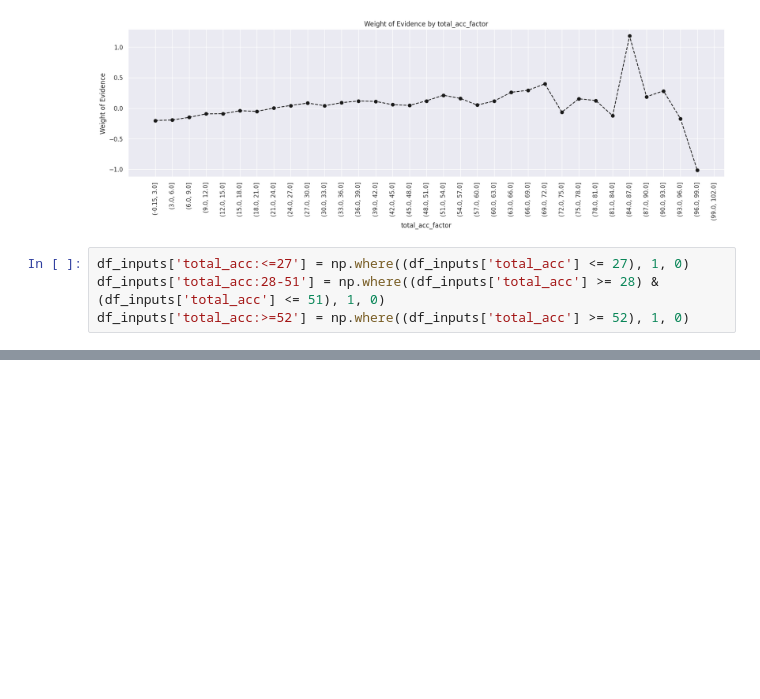
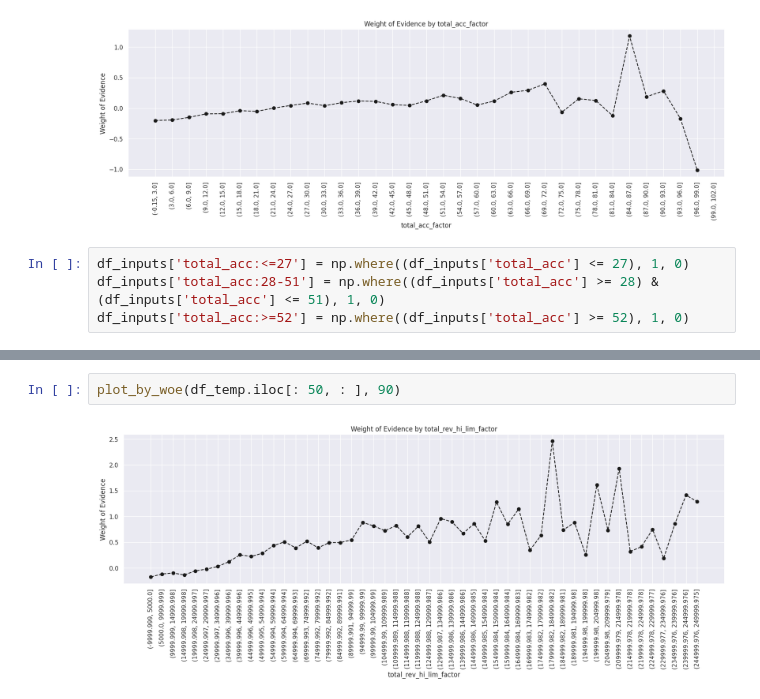
Before and after one commit to andre-cav/Credit-Risk-with-Python, a Jupyter notebook: Credit_Risk_ModellingData.ipynb, the cells around one changed output, grey strips where cells are left out. Saved outputs shown, nothing was run; the diff lists cells and outputs as text; blank space fills up the shorter version.

```diff
--- a/Credit_Risk_ModellingData.ipynb
+++ b/Credit_Risk_ModellingData.ipynb
@@ -1318,0 +1392,4 @@ df_inputs['total_acc:>=52'] = np.where((df_inputs['total_acc'] >= 52), 1, 0)
+# %%
+plot_by_woe(df_temp.iloc[: 50, : ], 90)
+# %% [output]
+[figure, added]
```
Also changed, not shown: parts of 21 cells of this notebook.
